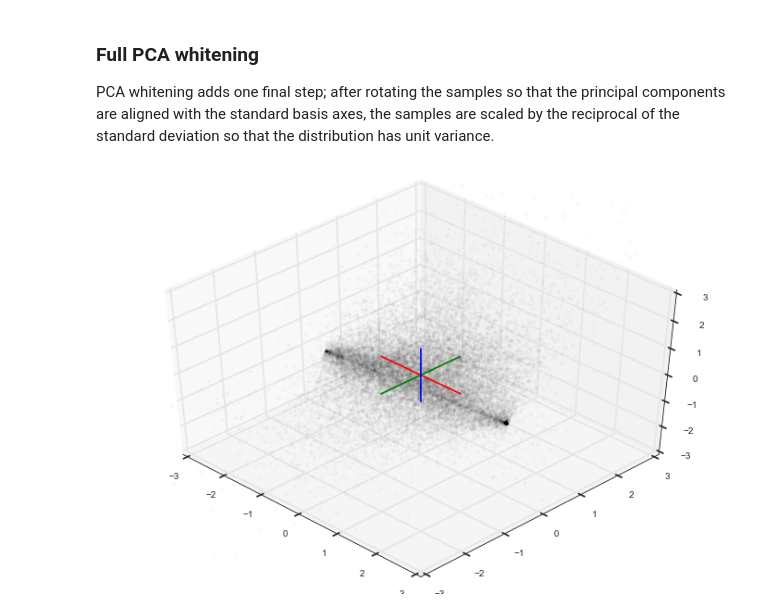
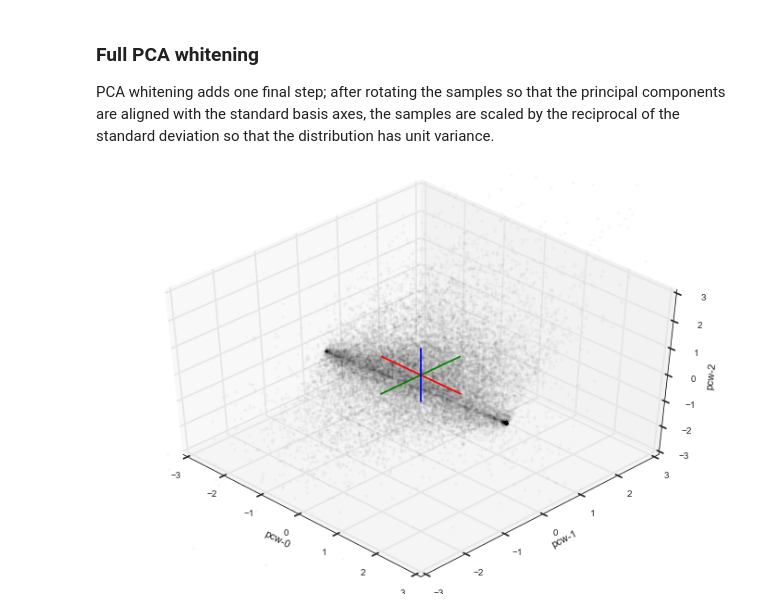
Before and after one commit to Britefury/deep-learning-tutorial-pydata, a Jupyter notebook: SUPPLEMENTARY - Standardisation.ipynb, the cells around one changed output. Cells and saved outputs as stored; diff of their text form; code cells hidden in the pictures.

```diff
--- a/SUPPLEMENTARY - Standardisation.ipynb
+++ b/SUPPLEMENTARY - Standardisation.ipynb
@@ -221,32 +239,35 @@ PCA whitening adds one final step; after rotating the samples so that the princi
 # %%
 # Turn whitening back on.
 pca.whiten = True
 z_whitened = pca.transform(z)
 
 fig = plt.figure(figsize=(12,8))
 ax = fig.add_subplot(111, projection='3d')
+ax.set_xlabel('pcw-0')
+ax.set_ylabel('pcw-1')
+ax.set_zlabel('pcw-2')
 ax.scatter(z_whitened[:,0], z_whitened[:,1], z_whitened[:,2],
-           marker='+', alpha=0.1, color='black')
+           marker='+', alpha=0.1, c='black')
 # Get the mean and principal component axes and scale the axes by the standard deviation
 mu = np.array([[0,0,0]])
 pc0 = np.array([[1,0,0]])
 pc1 = np.array([[0,1,0]])
 pc2 = np.array([[0,0,1]])
 
 # Create the principal component lines
 r = np.append(mu-pc0, mu+pc0, axis=0)
 g = np.append(mu-pc1, mu+pc1, axis=0)
 b = np.append(mu-pc2, mu+pc2, axis=0)
 
 # Plot the principal components
 ax.plot(r[:,0], r[:,1], r[:,2], color='red')
 ax.plot(g[:,0], g[:,1], g[:,2], color='green')
 ax.plot(b[:,0], b[:,1], b[:,2], color='blue')
 
 # Explicitly set the range that we are plotting to ensure uniform scale
 ax.set_xlim(-3, 3)
 ax.set_ylim(-3, 3)
 ax.set_zlim(-3, 3)
 ax.view_init(elev=45., azim=-45)
 # %% [output]
-[figure, old version]
+[figure, new version]
```
Also changed, not shown: parts of 6 cells of this notebook.
